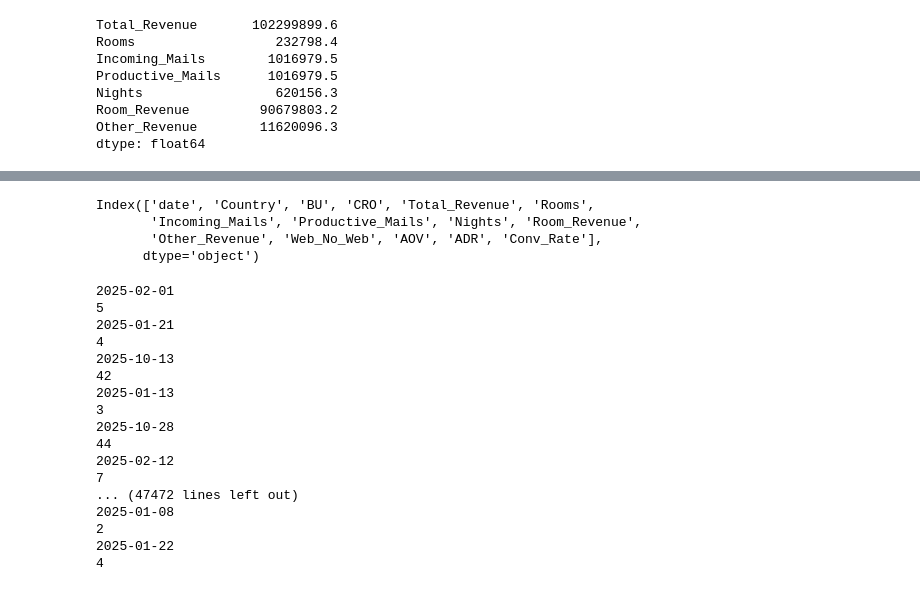
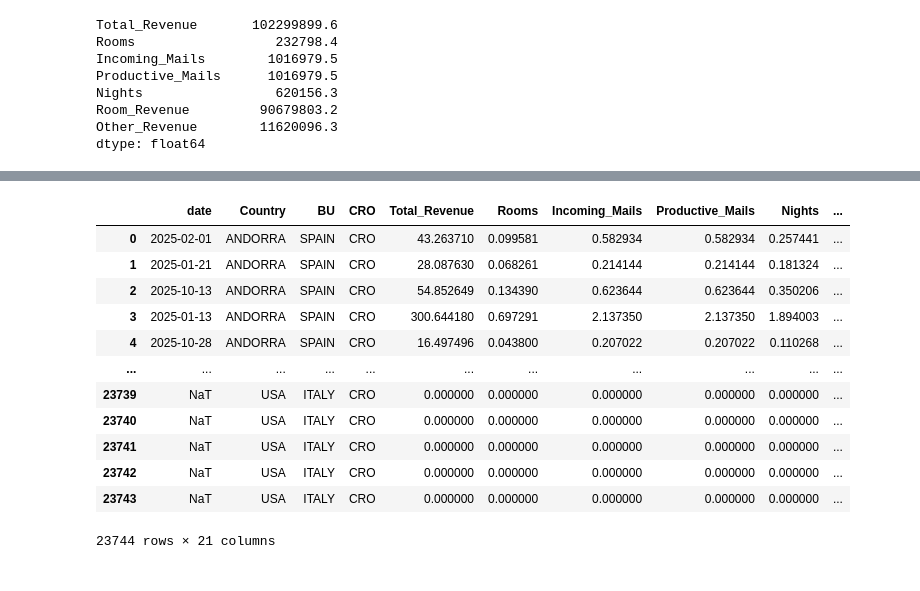
Before and after one commit to ejgarciaminor/Useful_Scripts, a Jupyter notebook: creación_Calendario.ipynb, the cells around one changed output, grey strips where cells are left out. Saved outputs shown, nothing was run; the diff lists cells and outputs as text; code cells hidden in the pictures.

```diff
--- a/creación_Calendario.ipynb
+++ b/creación_Calendario.ipynb
@@ -123,3 +124,7 @@ df_final['AOV'] = df_final['Total_Revenue']/df_final['Rooms']
 df_final['ADR'] = df_final['Room_Revenue']/df_final['Nights']
 # %%
 df_final['Conv_Rate'] = df_final['Rooms']/df_final['Productive_Mails']
+# %%
+df_final['Percentage_Mails'] = "kkkkk"
+df_final['LoS'] = "kkkkk"
+df_final['Other_AOV'] = "kkkkk"
@@ -125,0 +182,2 @@ df_final['Conv_Rate'] = df_final['Rooms']/df_final['Productive_Mails']
+# %%
+df_final['date'] = pd.to_datetime(df['date'])
@@ -126,44 +204,24 @@ df_final['Conv_Rate'] = df_final['Rooms']/df_final['Productive_Mails']
+# %%
+df_final['WeekNum'] = df_final['date'].dt.strftime('%U')
+df_final['Month'] = df_final['date'].dt.month
+df_final['Year'] = df_final['date'].dt.year
+# %%
+df_final['WeekNum'] = df_final['WeekNum'].fillna(0).astype(int)
+df_final['Month'] = df_final['Month'].fillna(0).astype(int)
+df_final['Year'] = df_final['Year'].fillna(0).astype(int)
 # %%
-df_final.columns
+df_final
 # %% [output]
+|  | date | Country | BU | CRO | Total_Revenue | Rooms | Incoming_Mails | Productive_Mails | Nights | ... |
+| 0 | 2025-02-01 | ANDORRA | SPAIN | CRO | 43.263710 | 0.099581 | 0.582934 | 0.582934 | 0.257441 | ... |
+| 1 | 2025-01-21 | ANDORRA | SPAIN | CRO | 28.087630 | 0.068261 | 0.214144 | 0.214144 | 0.181324 | ... |
+| 2 | 2025-10-13 | ANDORRA | SPAIN | CRO | 54.852649 | 0.134390 | 0.623644 | 0.623644 | 0.350206 | ... |
+| 3 | 2025-01-13 | ANDORRA | SPAIN | CRO | 300.644180 | 0.697291 | 2.137350 | 2.137350 | 1.894003 | ... |
+| 4 | 2025-10-28 | ANDORRA | SPAIN | CRO | 16.497496 | 0.043800 | 0.207022 | 0.207022 | 0.110268 | ... |
+| ... | ... | ... | ... | ... | ... | ... | ... | ... | ... | ... |
+| 23739 | NaT | USA | ITALY | CRO | 0.000000 | 0.000000 | 0.000000 | 0.000000 | 0.000000 | ... |
+| 23740 | NaT | USA | ITALY | CRO | 0.000000 | 0.000000 | 0.000000 | 0.000000 | 0.000000 | ... |
+| 23741 | NaT | USA | ITALY | CRO | 0.000000 | 0.000000 | 0.000000 | 0.000000 | 0.000000 | ... |
+| 23742 | NaT | USA | ITALY | CRO | 0.000000 | 0.000000 | 0.000000 | 0.000000 | 0.000000 | ... |
+| 23743 | NaT | USA | ITALY | CRO | 0.000000 | 0.000000 | 0.000000 | 0.000000 | 0.000000 | ... |
-Index(['date', 'Country', 'BU', 'CRO', 'Total_Revenue', 'Rooms',
-       'Incoming_Mails', 'Productive_Mails', 'Nights', 'Room_Revenue',
-       'Other_Revenue', 'Web_No_Web', 'AOV', 'ADR', 'Conv_Rate'],
-      dtype='object')
+23744 rows × 21 columns
-# %%
-data=[]
-for date in df_final['date']:
-    # print(date)
-    weeknum = date.isocalendar()[1]
-    # print(weeknum)
-    month = date.month
-    year = date.year
-
-    for date in date:
-        data.append([
-                date, weeknum, month, year, df_final['CRO'], df_final['BU'], df_final['Country'],df_final['Web_No_Web'],df_final['Incoming_Mails'],df_final['Productive_Mails'],df_final['Nights'],
-                    0, 'kkkkk', =0, 'kkkkk', 0, 'kkkkk', 0, 0, 'kkkkk', 0, 0, 0, 0,0
-            ])
-columns = [
-    'Date', 'Weeknum', 'Month', 'Year', 'CRO_No_CRO', 'BU', 'Country', 'Web_No_Web',
-    'Incoming_Mails ', 'Percentage_Mails', 'Productive_Mails ', 'Conv_Rate', 'Rooms', 'LoS', 'Nights', 'ADR',
-    'Other_AOV', 'AOV', 'Room_Revenue', 'Other_Revenue', 'Total_Revenue','AOV'
-]
-# %% [output]
-2025-02-01
-5
-2025-01-21
-4
-2025-10-13
-42
-2025-01-13
-3
-2025-10-28
-44
-2025-02-12
-7
-... (47472 lines left out)
-2025-01-08
-2
-2025-01-22
-4
```
Also changed, not shown: parts of 11 cells of this notebook.
